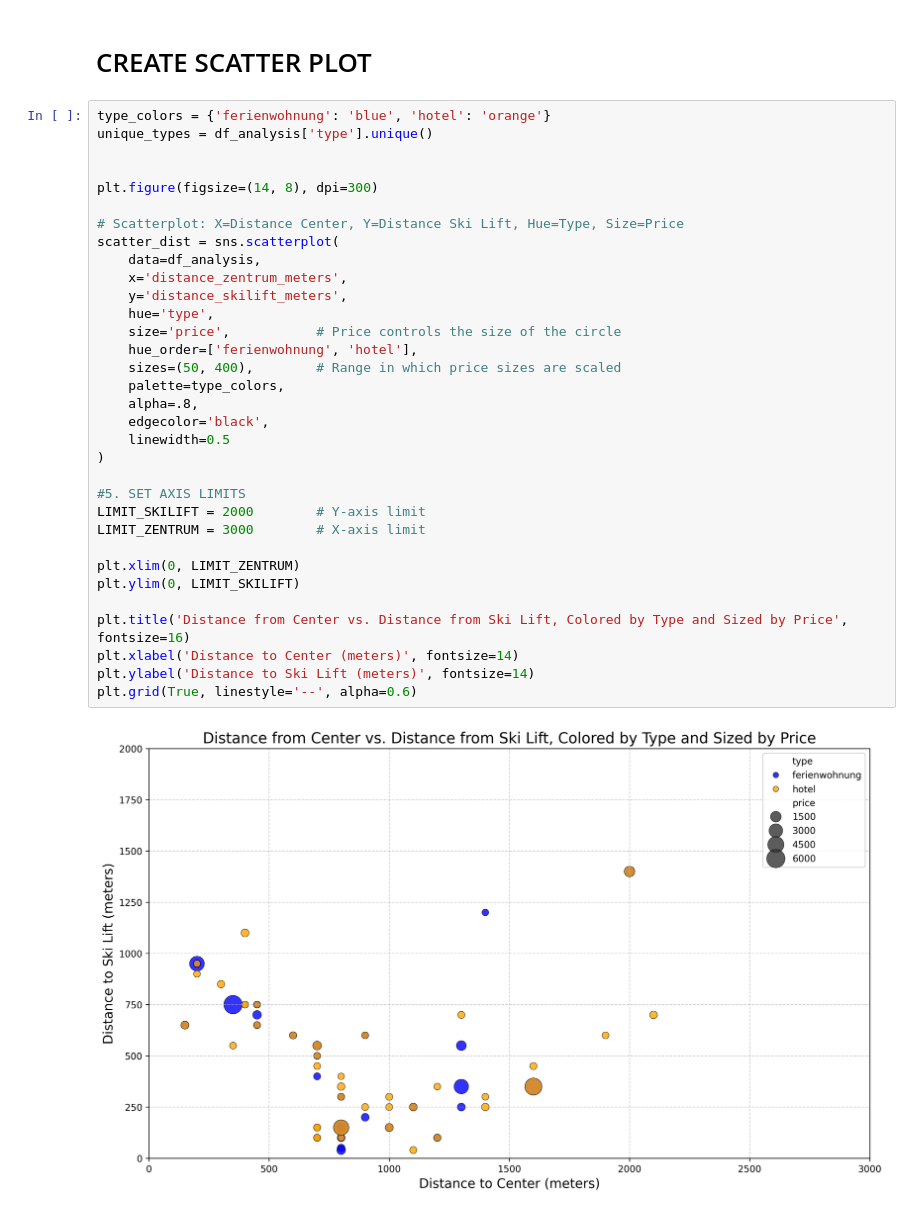
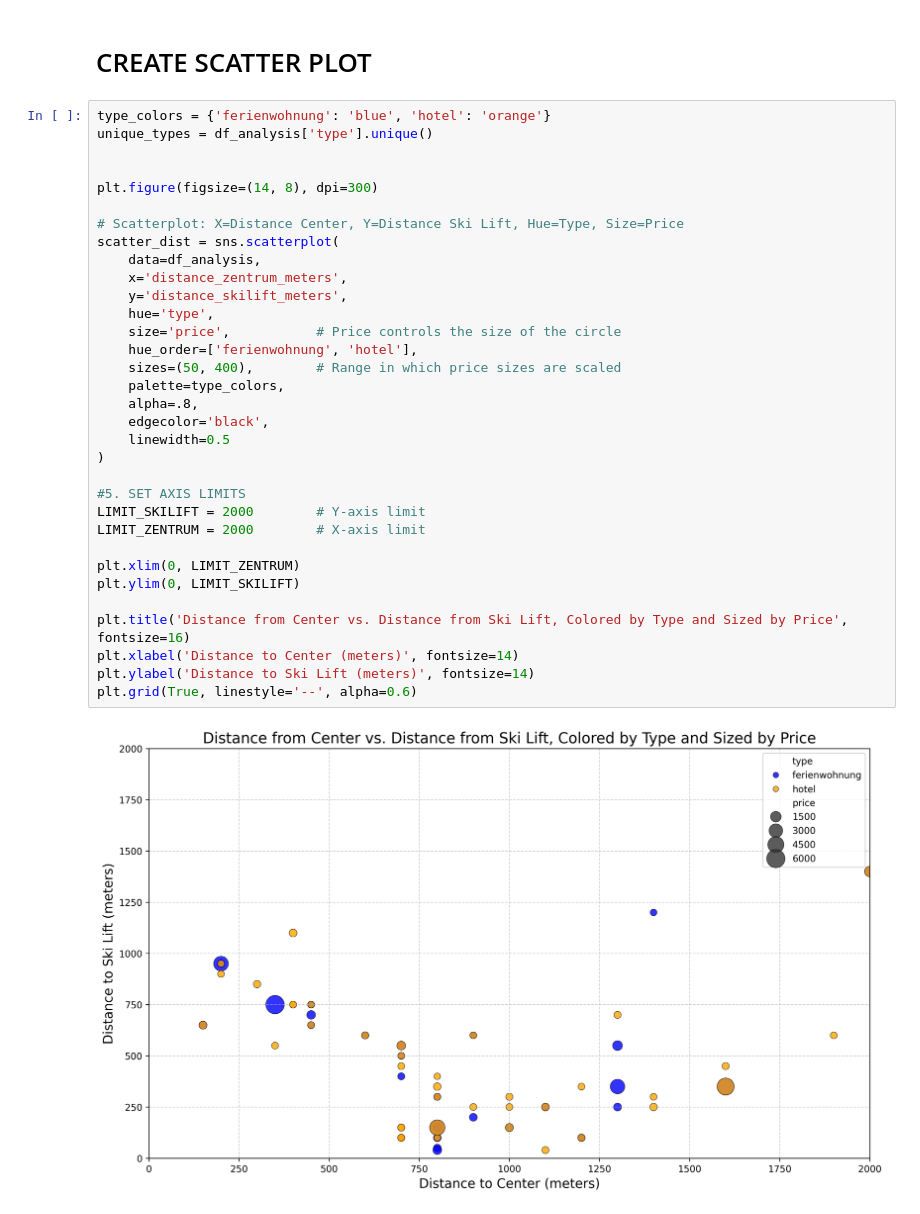
Before and after one commit to NadineLan/NLA_project_template_arm, a Jupyter notebook: 1.3 Scratter Plot - Distance from Center vs. Distance from Ski Lift.ipynb, the cells around one changed output. Saved outputs shown, nothing was run; the diff lists cells and outputs as text.

```diff
--- a/1.3 Scratter Plot - Distance from Center vs. Distance from Ski Lift.ipynb
+++ b/1.3 Scratter Plot - Distance from Center vs. Distance from Ski Lift.ipynb
@@ -25,32 +25,32 @@ unique_types = df_analysis['type'].unique()
 
 
 plt.figure(figsize=(14, 8), dpi=300)
 
 # Scatterplot: X=Distance Center, Y=Distance Ski Lift, Hue=Type, Size=Price
 scatter_dist = sns.scatterplot(
     data=df_analysis,
     x='distance_zentrum_meters',
     y='distance_skilift_meters',
     hue='type',
     size='price',           # Price controls the size of the circle
     hue_order=['ferienwohnung', 'hotel'],
     sizes=(50, 400),        # Range in which price sizes are scaled
     palette=type_colors,
     alpha=.8,
     edgecolor='black',
     linewidth=0.5
 )
 
 #5. SET AXIS LIMITS
 LIMIT_SKILIFT = 2000        # Y-axis limit
-LIMIT_ZENTRUM = 3000        # X-axis limit
+LIMIT_ZENTRUM = 2000        # X-axis limit
 
 plt.xlim(0, LIMIT_ZENTRUM)
 plt.ylim(0, LIMIT_SKILIFT)
 
 plt.title('Distance from Center vs. Distance from Ski Lift, Colored by Type and Sized by Price', fontsize=16)
 plt.xlabel('Distance to Center (meters)', fontsize=14)
 plt.ylabel('Distance to Ski Lift (meters)', fontsize=14)
 plt.grid(True, linestyle='--', alpha=0.6)
 # %% [output]
-[figure, old version]
+[figure, new version]
```
